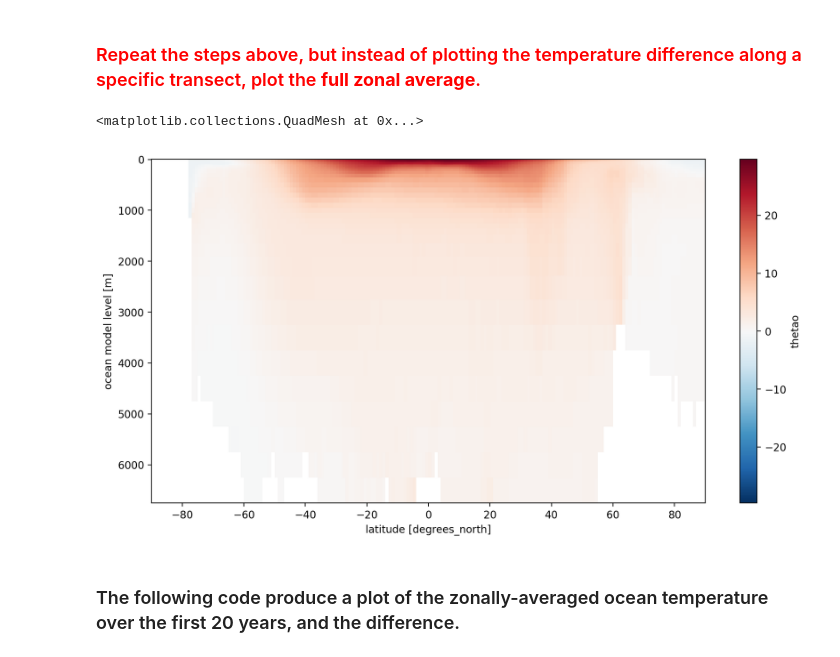
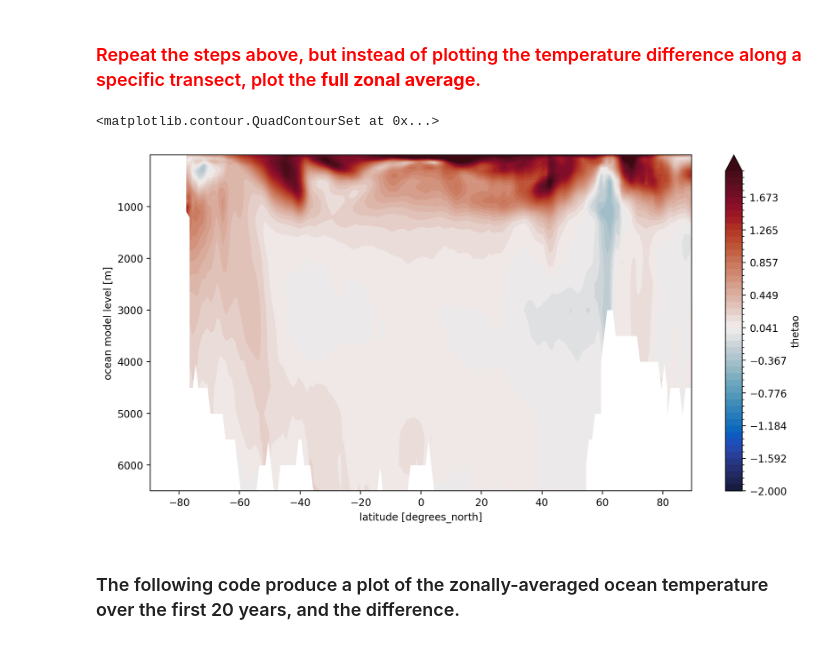
Before and after one commit to EES-3506-5506/unit7_woolslayer, a Jupyter notebook: notebooks/CMIP6_GoogleCloud.ipynb, the cells around one changed output. Saved outputs shown, nothing was run; the diff lists cells and outputs as text; code cells hidden in the pictures.

```diff
--- a/notebooks/CMIP6_GoogleCloud.ipynb
+++ b/notebooks/CMIP6_GoogleCloud.ipynb
@@ -150,8 +150,6 @@ gfdl_esm4_thetao.sel(time='2015-01-16').sel(lev=2.5).mean(dim='time').plot()
 # %% [markdown]
 ## <span style="color:red"> Okay, now write code in the cell below that produces a time-average of the full-depth data spanning years 2015 to 2025 and a time-average of years 2081 to 2100 (**hint .... you've already done this in a previous project).
 # %%
-esm4_temp_15_25 = gfdl_esm4_thetao.sel(time=slice('2015-01-16','2025-12-16')).mean(dim='time').mean(dim='longitude')
+esm4_temp_15_25 = gfdl_esm4_thetao.sel(time=slice('2015-01-16','2025-12-16')).mean(dim='time')
 ## do the same thing below but for the last 20 years.
+esm4_temp_81_100 = gfdl_esm4_thetao.sel(time=slice('2081-01-16','2100-12-16')).mean(dim='time')
-# %%
-esm4_temp_81_100 = gfdl_esm4_thetao.sel(time=slice('2081-01-16','2100-12-16')).mean(dim='time').mean(dim='longitude')
-esm4_temp_81_100.plot(yincrease=False)
@@ -180,11 +195,12 @@ difference.plot(yincrease=False)
 # %% [markdown]
 ### <span style="color:red"> Repeat the steps above, but instead of plotting the temperature difference along a specific transect, plot the __full zonal average__.
 # %%
-zonal=gfdl_esm4_thetao.mean(dim='time').mean(dim='longitude')
-zonal.plot(yincrease=False)
+zonal=difference_esm4.mean(dim='longitude')
+zonal.plot.contourf(vmax=2, vmin=-2,cmap=cmocean.cm.balance,levels=50,yincrease=False
+                                                                  )
 # %% [output]
-<matplotlib.collections.QuadMesh at 0x...>
+<matplotlib.contour.QuadContourSet at 0x...>
-[figure, old version]
+[figure, new version]
 # %% [markdown]
 ### The following code produce a plot of the zonally-averaged ocean temperature over the first 20 years,  and the difference.
 # %%
```
Also changed, not shown: parts of 7 cells of this notebook.
